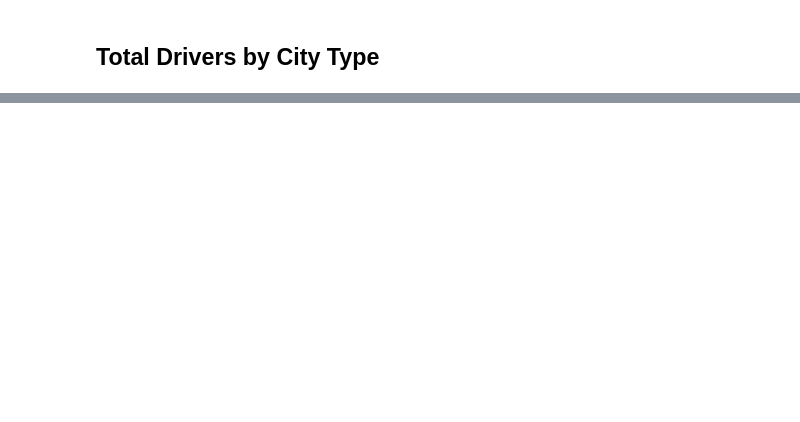
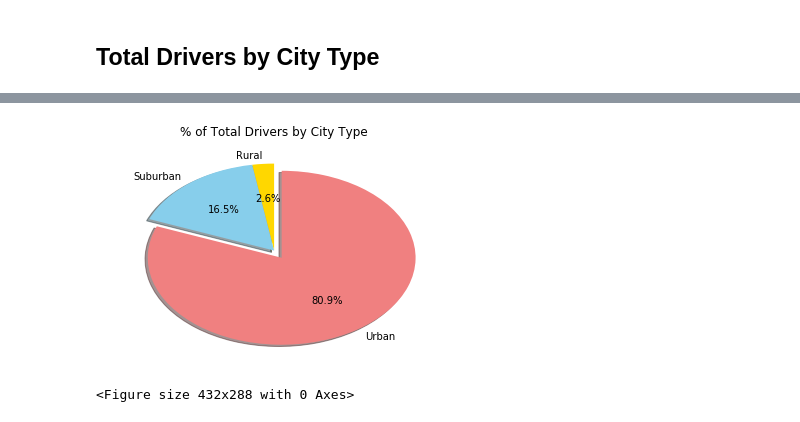
Before and after one commit to leontan4/data-science-bootcamp, a Jupyter notebook: matlab_challenge/Pyber/pyber_starter.ipynb, the cells around one changed output, grey strips where cells are left out. Cells and saved outputs as stored; diff of their text form; code cells hidden in the pictures; blank space fills up the shorter version.

```diff
--- a/matlab_challenge/Pyber/pyber_starter.ipynb
+++ b/matlab_challenge/Pyber/pyber_starter.ipynb
@@ -84,0 +134,29 @@ plt.show()
+# %%
+# Calculate Driver Percents
+urban_mean = urban.groupby(["city"]).mean()
+suburban_mean = suburban.groupby("city").mean()
+rural_mean = rural.groupby("city").mean()
+
+urban_count = urban_mean["driver_count"].sum()
+suburban_count = suburban_mean["driver_count"].sum()
+rural_count = rural_mean["driver_count"].sum()
+
+# Build Pie Chart
+count_types =["Rural", "Suburban", "Urban"]
+counts = [rural_count, suburban_count, urban_count]
+explode = (0, 0 , 0.1)
+colors = ["gold", "skyblue", "lightcoral"]
+
+# Show pie chart
+plt.pie(counts, explode=explode, labels=ride_types, colors=colors,
+        autopct="%1.1f%%", shadow=True, startangle=90)
+
+
+plt.title("% of Total Drivers by City Type")
+plt.show()
+
+# Save Figure
+plt.savefig("Images/drivers_percentage.png")
+# %% [output]
+[figure, added]
+<Figure size 432x288 with 0 Axes>
```
Also changed, not shown: parts of 16 cells of this notebook, 5 other files.
